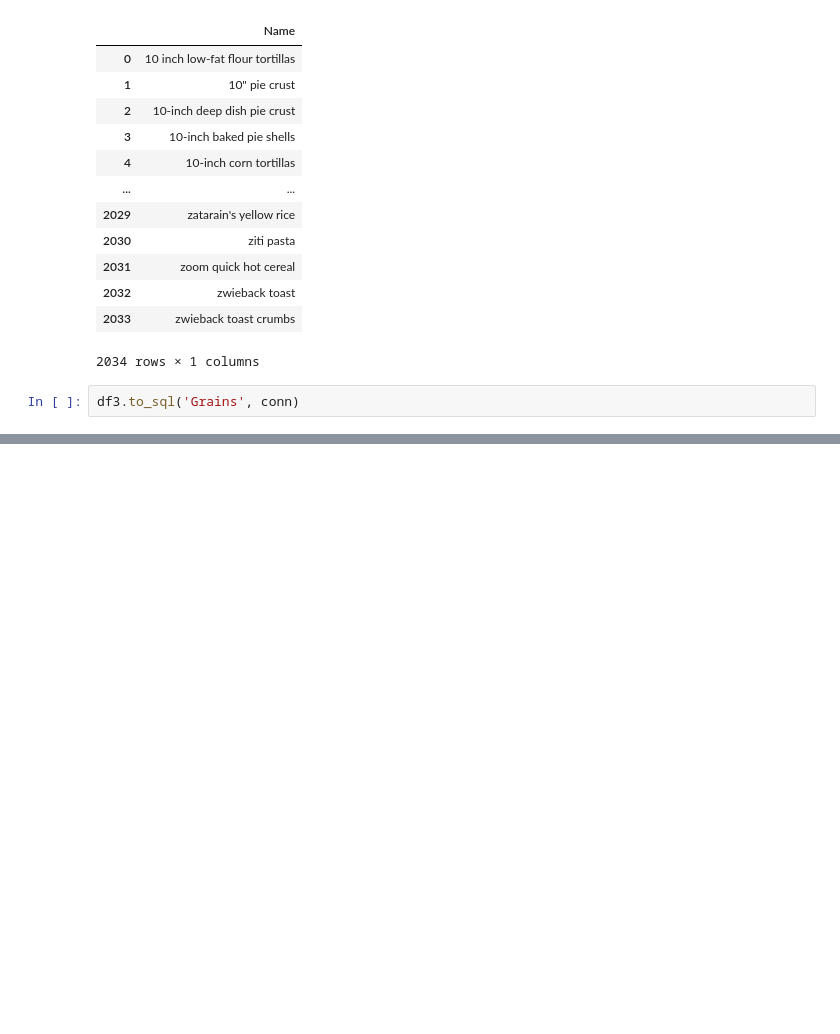
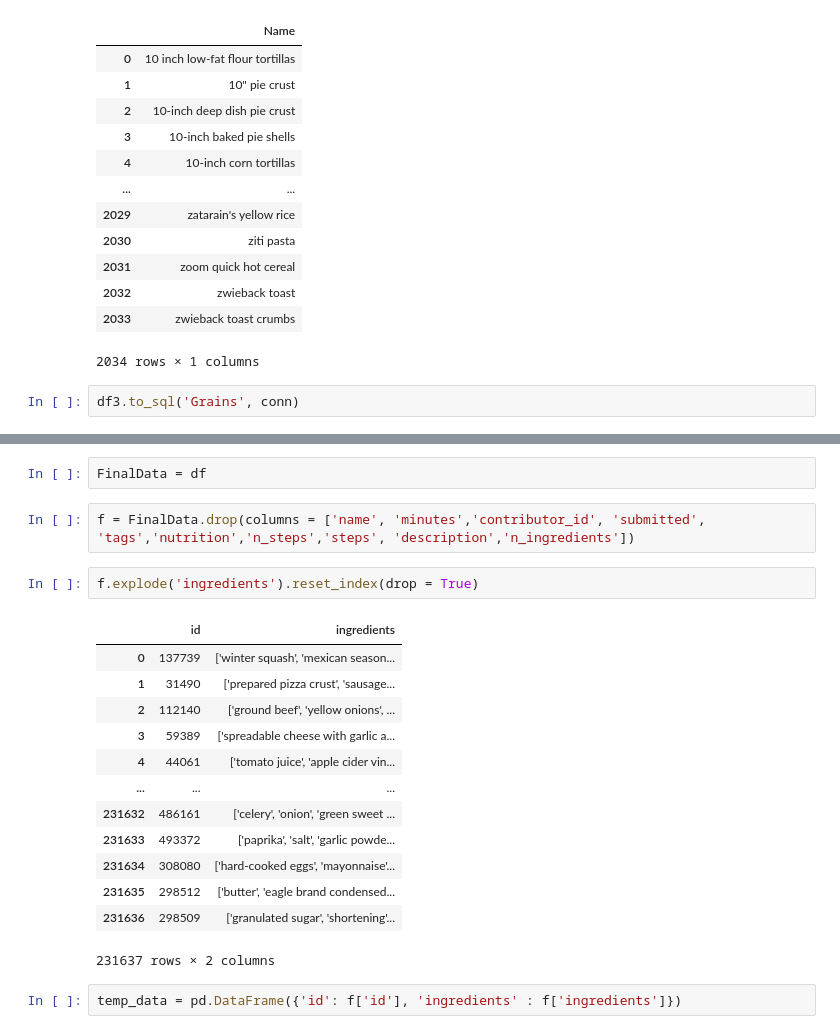
Before and after one commit to gabriellabk/CSDS344, a Jupyter notebook: Databases Project.ipynb, the cells around one changed output, grey strips where cells are left out. Cells and saved outputs as stored; diff of their text form; blank space fills up the shorter version.

```diff
--- a/Databases Project.ipynb
+++ b/Databases Project.ipynb
@@ -261,0 +317,22 @@ df3.to_sql('Grains', conn)
+# %%
+FinalData = df
+# %%
+f = FinalData.drop(columns = ['name', 'minutes','contributor_id', 'submitted', 'tags','nutrition','n_steps','steps', 'description','n_ingredients'])
+# %%
+f.explode('ingredients').reset_index(drop = True)
+# %% [output]
+|  | id | ingredients |
+| 0 | 137739 | ['winter squash', 'mexican season... |
+| 1 | 31490 | ['prepared pizza crust', 'sausage... |
+| 2 | 112140 | ['ground beef', 'yellow onions', ... |
+| 3 | 59389 | ['spreadable cheese with garlic a... |
+| 4 | 44061 | ['tomato juice', 'apple cider vin... |
+| ... | ... | ... |
+| 231632 | 486161 | ['celery', 'onion', 'green sweet ... |
+| 231633 | 493372 | ['paprika', 'salt', 'garlic powde... |
+| 231634 | 308080 | ['hard-cooked eggs', 'mayonnaise'... |
+| 231635 | 298512 | ['butter', 'eagle brand condensed... |
+| 231636 | 298509 | ['granulated sugar', 'shortening'... |
+231637 rows × 2 columns
+# %%
+temp_data = pd.DataFrame({'id': f['id'], 'ingredients' : f['ingredients']})
```
Also changed, not shown: parts of 23 cells of this notebook.
